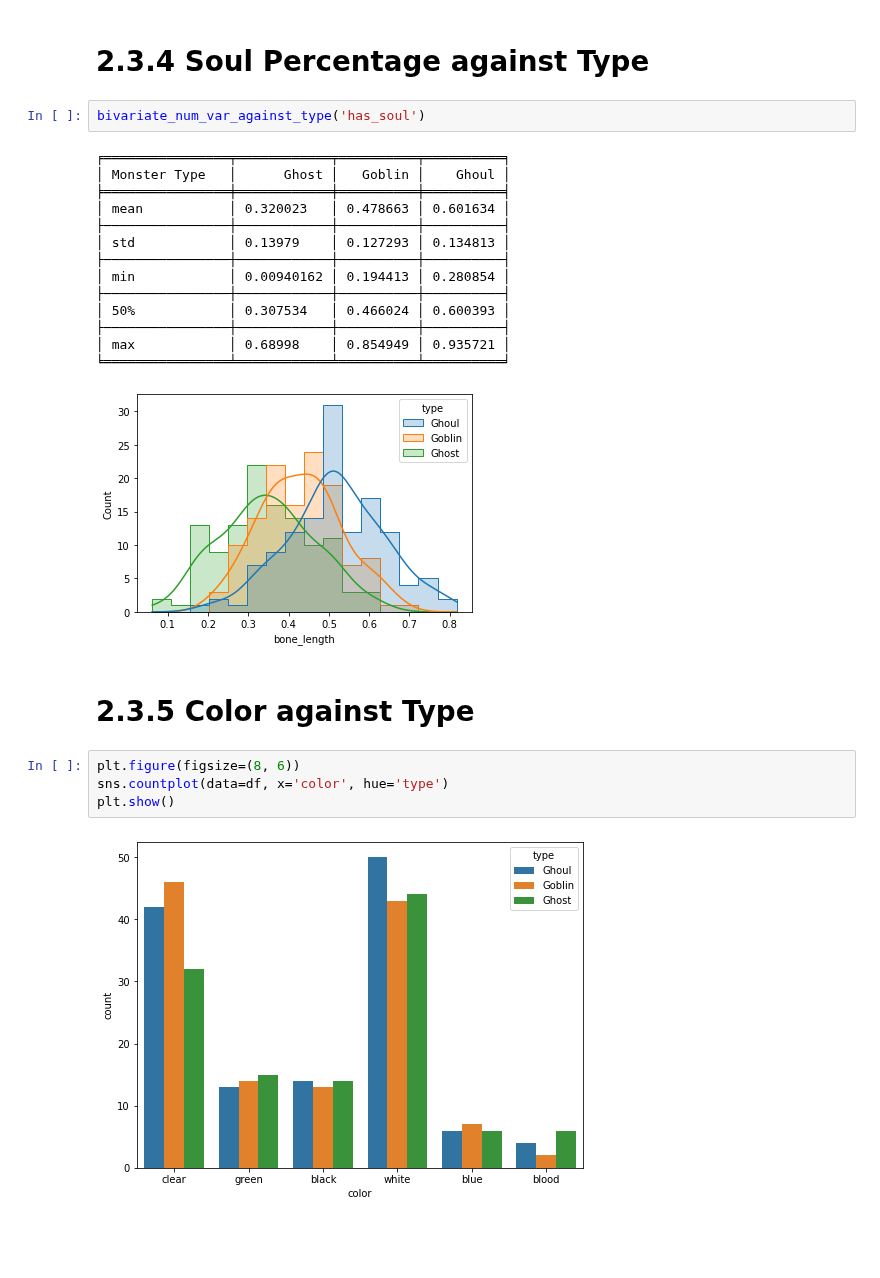
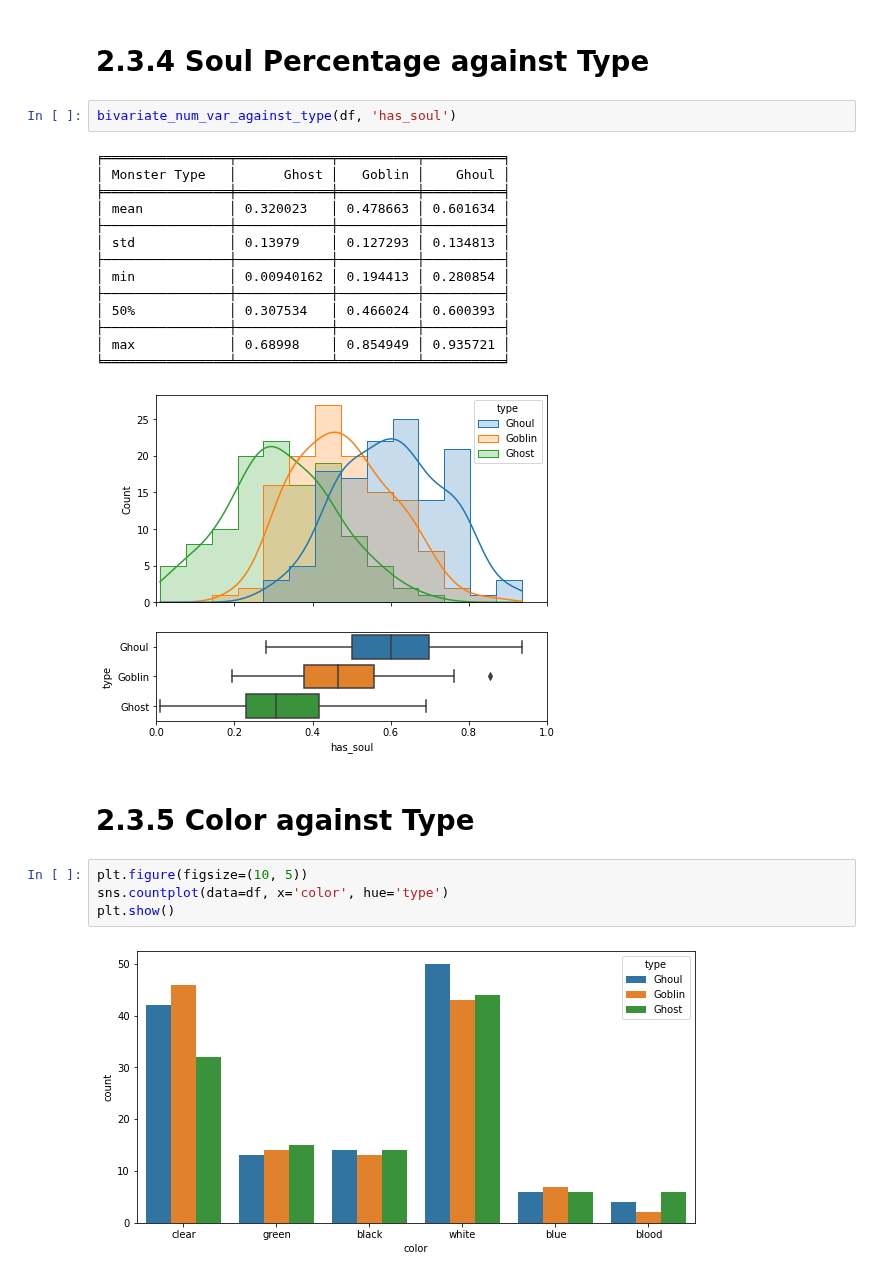
Before and after one commit to poolGolez/project-roosevelt, a Jupyter notebook: ghosts-goblins-ghosts-gotcha.ipynb, the cells around one changed output. Saved outputs shown, nothing was run; the diff lists cells and outputs as text; blank space fills up the shorter version.

```diff
--- a/ghosts-goblins-ghosts-gotcha.ipynb
+++ b/ghosts-goblins-ghosts-gotcha.ipynb
@@ -255,7 +268,7 @@ bivariate_num_var_against_type('hair_length')
 # %% [markdown]
 # 2.3.4 Soul Percentage against Type
 # %%
-bivariate_num_var_against_type('has_soul')
+bivariate_num_var_against_type(df, 'has_soul')
 # %% [output]
 ╒════════════════╤════════════╤══════════╤══════════╕
 │ Monster Type   │      Ghost │   Goblin │    Ghoul │
@@ -270,12 +283,12 @@ bivariate_num_var_against_type('has_soul')
 ├────────────────┼────────────┼──────────┼──────────┤
 │ max            │ 0.68998    │ 0.854949 │ 0.935721 │
 ╘════════════════╧════════════╧══════════╧══════════╛
-[figure, old version]
+[figure, new version]
 # %% [markdown]
 # 2.3.5 Color against Type
 # %%
-plt.figure(figsize=(8, 6))
+plt.figure(figsize=(10, 5))
 sns.countplot(data=df, x='color', hue='type')
 plt.show()
 # %% [output]
-[figure, old version]
+[figure, new version]
```
Also changed, not shown: parts of 9 cells of this notebook.
